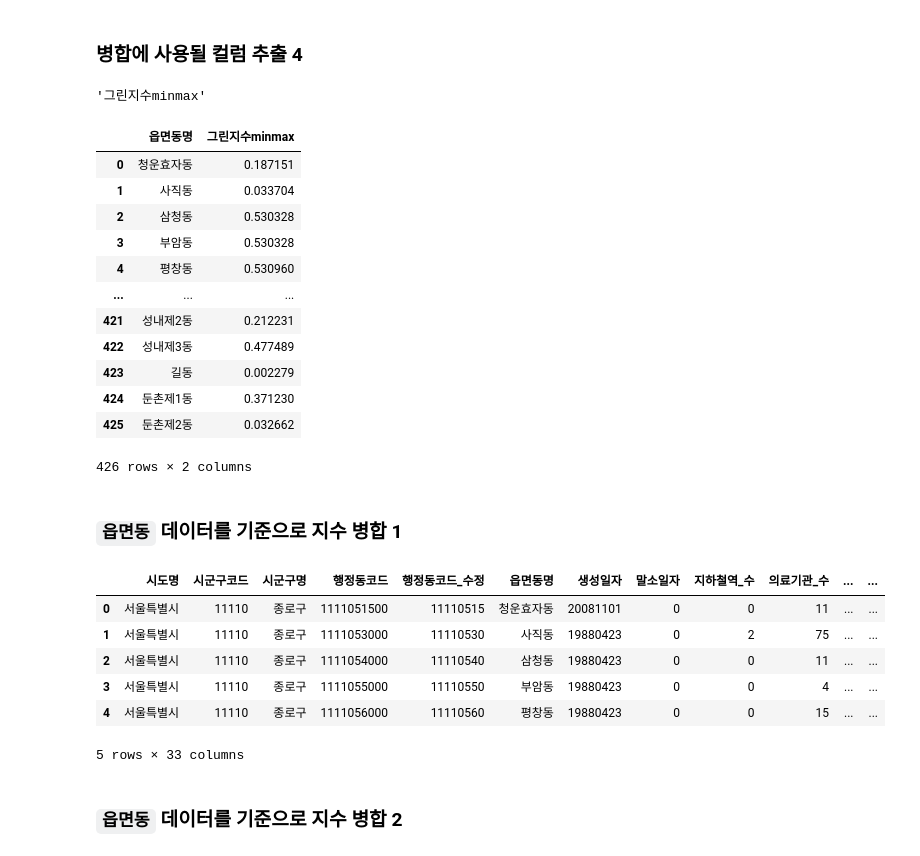
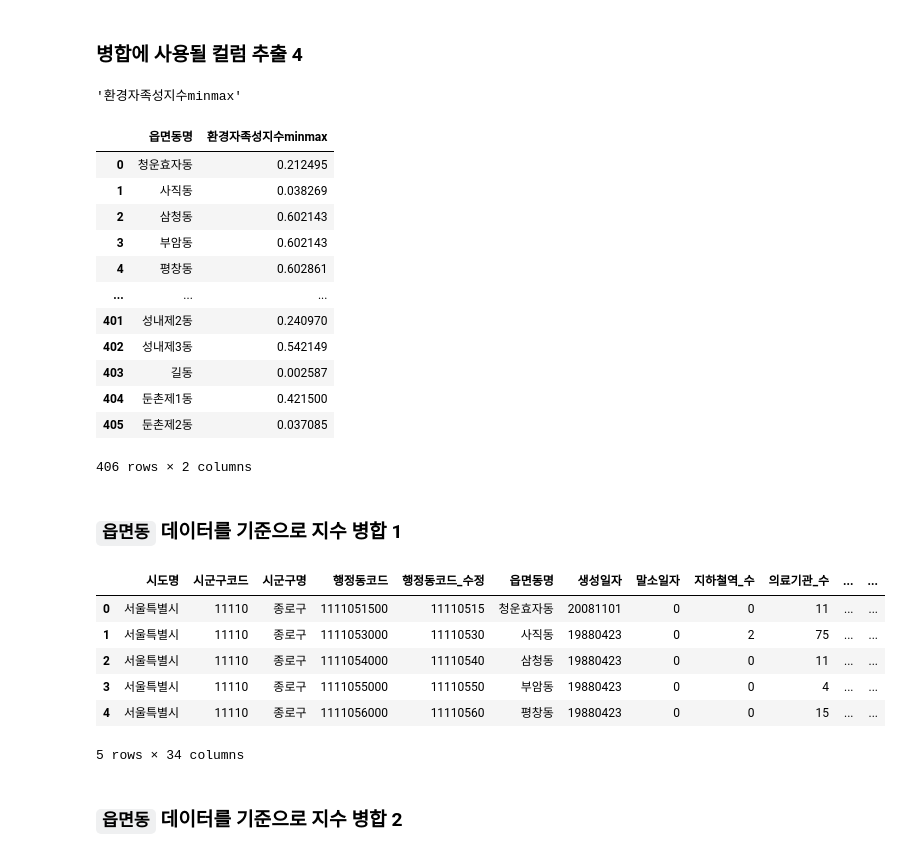
Before and after one commit to jaekim3220/finalproject, a Jupyter notebook: 2-지수병합/데이터분석(2.파생지수병합).ipynb, the cells around one changed output. Saved outputs shown, nothing was run; the diff lists cells and outputs as text; code cells hidden in the pictures.

Commit message:
파생 변수와 행정동병합테스트22(개발제한행정동제외).xlsx를 합쳐 행정동병합최종.xlsx 데이터를 생성

```diff
--- a/2-지수병합/데이터분석(2.파생지수병합).ipynb
+++ b/2-지수병합/데이터분석(2.파생지수병합).ipynb
@@ -16,11 +16,11 @@ plt.rcParams["axes.unicode_minus"] = False
 # %% [markdown]
 ## 데이터 불러오기
 # %%
-origin=read_excel('행정동병합테스트22.xlsx')
+origin=read_excel('행정동병합테스트22(개발제한행정동제외).xlsx')
 origin2=read_excel('여가생활지수1.xlsx')
-origin3=read_excel('사회적약자지수1.xlsx')
+origin3=read_excel('사회적약자_지원_인프라_밀집도1.xlsx')
 origin4=read_excel('접근성지수1.xlsx')
-origin5=read_excel('그린지수1.xlsx')
+origin5=read_excel('환경자족성지수1.xlsx')
 origin.head(1)
 # %% [output]
 |  | 시도명 | 시군구코드 | 시군구명 | 행정동코드 | 행정동코드_수정 | 읍면동명 | 생성일자 | 말소일자 | 지하철역_수 | 의료기관_수 | ... | ... |
@@ -112,24 +112,24 @@ origin4_4
 # %%
 origin5.columns[-1]
 # %% [output]
-'그린지수minmax'
+'환경자족성지수minmax'
 # %%
-origin5_5=origin5.filter(['읍면동명','그린지수minmax'])
+origin5_5=origin5.filter(['읍면동명','환경자족성지수minmax'])
 origin5_5
 # %% [output]
-|  | 읍면동명 | 그린지수minmax |
-| 0 | 청운효자동 | 0.187151 |
-| 1 | 사직동 | 0.033704 |
-| 2 | 삼청동 | 0.530328 |
-| 3 | 부암동 | 0.530328 |
-| 4 | 평창동 | 0.530960 |
+|  | 읍면동명 | 환경자족성지수minmax |
+| 0 | 청운효자동 | 0.212495 |
+| 1 | 사직동 | 0.038269 |
+| 2 | 삼청동 | 0.602143 |
+| 3 | 부암동 | 0.602143 |
+| 4 | 평창동 | 0.602861 |
 | ... | ... | ... |
-| 421 | 성내제2동 | 0.212231 |
-| 422 | 성내제3동 | 0.477489 |
-| 423 | 길동 | 0.002279 |
-| 424 | 둔촌제1동 | 0.371230 |
-| 425 | 둔촌제2동 | 0.032662 |
+| 401 | 성내제2동 | 0.240970 |
+| 402 | 성내제3동 | 0.542149 |
+| 403 | 길동 | 0.002587 |
+| 404 | 둔촌제1동 | 0.421500 |
+| 405 | 둔촌제2동 | 0.037085 |
-426 rows × 2 columns
+406 rows × 2 columns
 # %% [markdown]
 ### `읍면동` 데이터를 기준으로 지수 병합 1
 # %%
@@ -142,7 +142,7 @@ tmp.head()
 | 2 | 서울특별시 | 11110 | 종로구 | 1111054000 | 11110540 | 삼청동 | 19880423 | 0 | 0 | 11 | ... | ... |
 | 3 | 서울특별시 | 11110 | 종로구 | 1111055000 | 11110550 | 부암동 | 19880423 | 0 | 0 | 4 | ... | ... |
 | 4 | 서울특별시 | 11110 | 종로구 | 1111056000 | 11110560 | 평창동 | 19880423 | 0 | 0 | 15 | ... | ... |
-5 rows × 33 columns
+5 rows × 34 columns
 # %% [markdown]
 ### `읍면동` 데이터를 기준으로 지수 병합 2
 # %%
```
Also changed, not shown: parts of 11 cells of this notebook, 8 other files.
